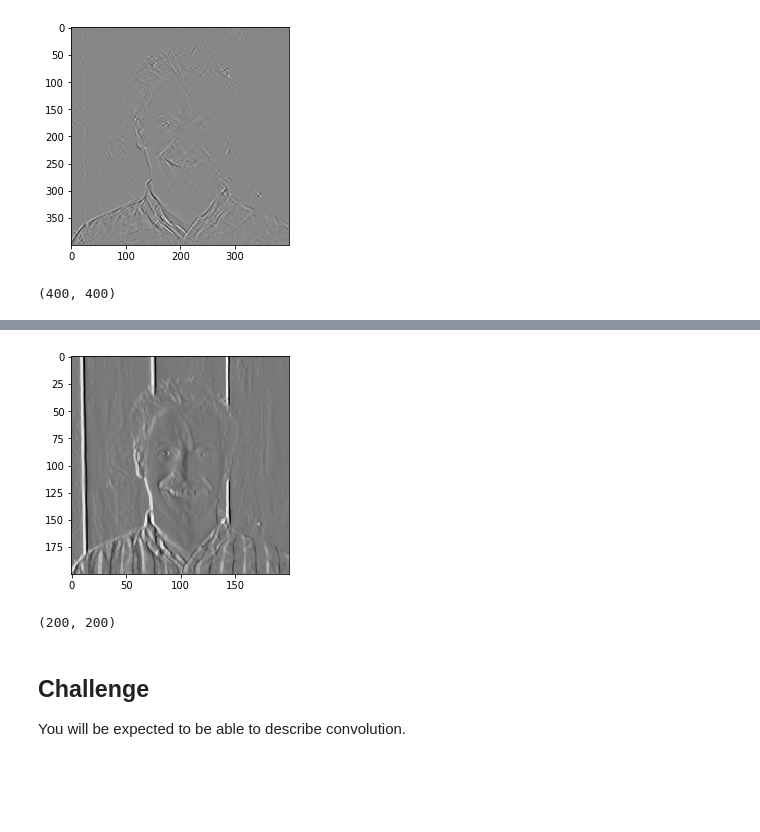
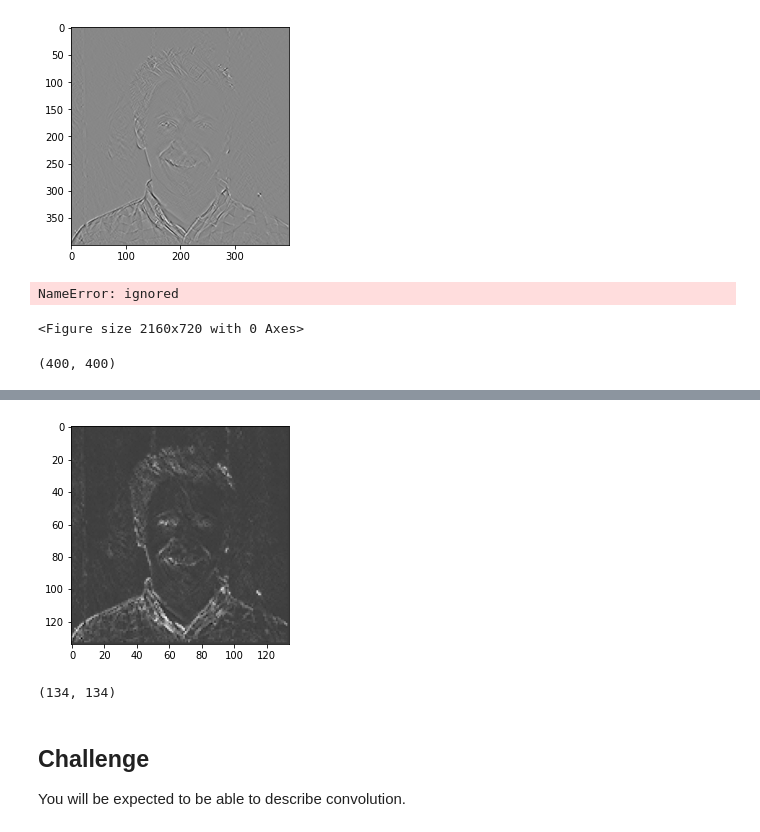
Before and after one commit to Joseph-Maulin/DS-Unit-4-Sprint-3-Deep-Learning, a Jupyter notebook: module2-convolutional-neural-networks/LS_DS_432_Convolutional_Neural_Networks_Lecture.ipynb, the cells around one changed output, grey strips where cells are left out. Cells and saved outputs as stored; diff of their text form; code cells hidden in the pictures; blank space fills up the shorter version.

```diff
--- a/module2-convolutional-neural-networks/LS_DS_432_Convolutional_Neural_Networks_Lecture.ipynb
+++ b/module2-convolutional-neural-networks/LS_DS_432_Convolutional_Neural_Networks_Lecture.ipynb
@@ -109,3 +110,11 @@ plt.imshow(austen_edges_vert, cmap="gray");
 # %% [output]
 [figure]
+# %%
+plt.figure(figsize=(30,10))
+
+labels = ["Horizontal Edges", "Original", "Vertical Edges"]
+images = [austen_edges_horz, austen_grayscale, austen_edges_vert]
+# %% [output]
+NameError: ignored
+<Figure size 2160x720 with 0 Axes>
 # %%
@@ -123,16 +132,18 @@ We use Pooling Layers to reduce the dimensionality of the feature maps. We get s
 
 Let's take a look very simple example using Austen's pic.
 # %%
+# downsamples image to smaller image
+
 from skimage.measure import block_reduce
 
-reduced = block_reduce(austen_edges, (2,2), np.max)
+reduced = block_reduce(austen_edges_vert, (3,3), np.max)
 plt.imshow(reduced, cmap="gray");
 # %% [output]
-[figure, old version]
+[figure, new version]
 # %%
 reduced.shape
 # %% [output]
-(200, 200)
+(134, 134)
 # %% [markdown]
 ## Challenge
 
```
Also changed, not shown: parts of 9 cells of this notebook.
